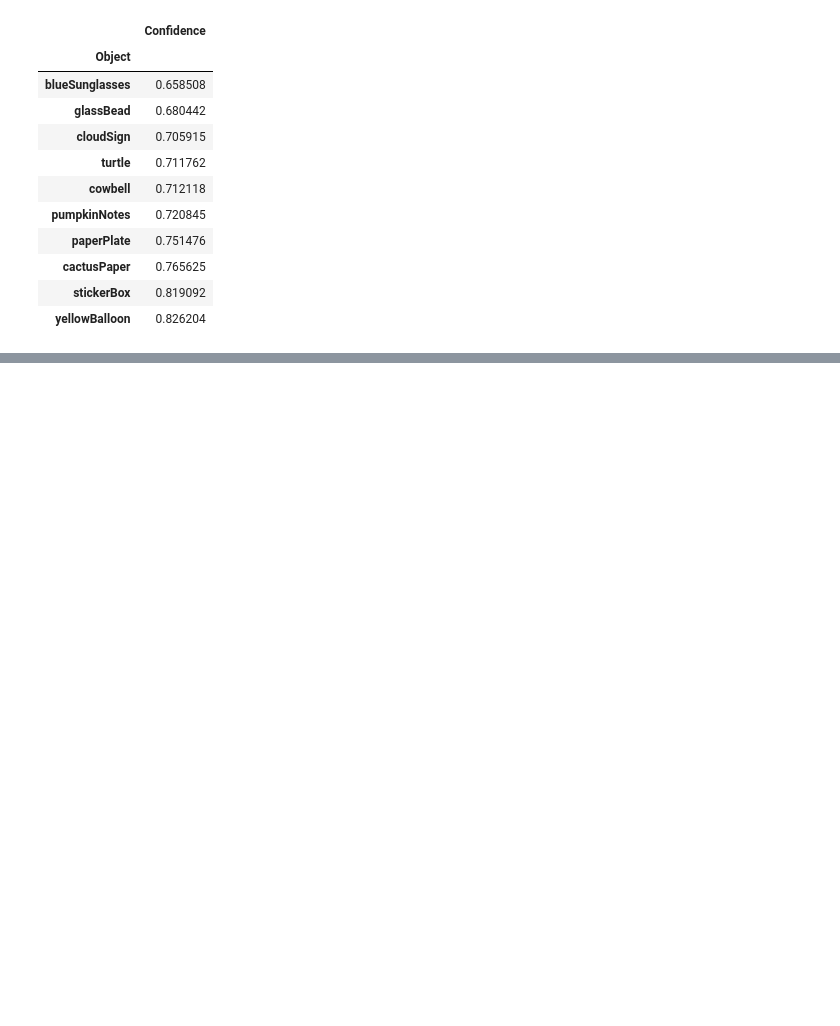
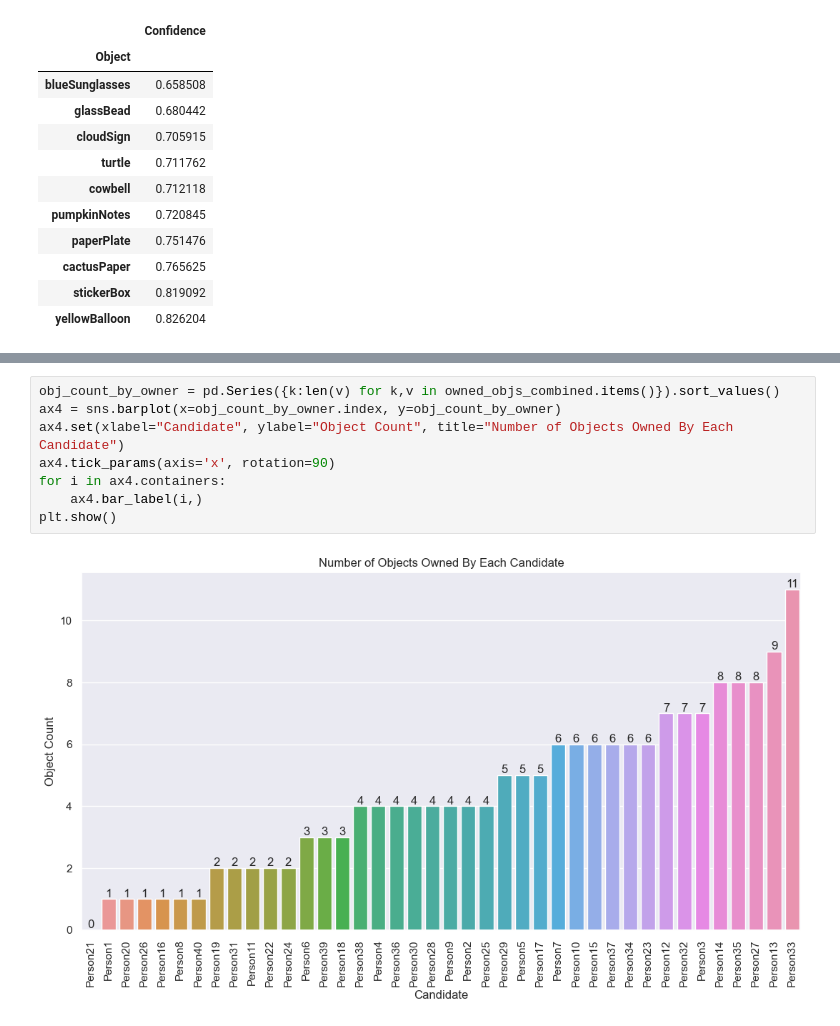
Before and after one commit to reformedgamer/composite_image_object_recognition, a Jupyter notebook: main.ipynb, the cells around one changed output, grey strips where cells are left out. Drawn from its saved outputs; the diff is of its cells as text; blank space fills up the shorter version.

```diff
--- a/main.ipynb
+++ b/main.ipynb
@@ -259,0 +366,10 @@ sorted_confs_df.tail(10)
+# %%
+obj_count_by_owner = pd.Series({k:len(v) for k,v in owned_objs_combined.items()}).sort_values()
+ax4 = sns.barplot(x=obj_count_by_owner.index, y=obj_count_by_owner)
+ax4.set(xlabel="Candidate", ylabel="Object Count", title="Number of Objects Owned By Each Candidate")
+ax4.tick_params(axis='x', rotation=90)
+for i in ax4.containers:
+    ax4.bar_label(i,)
+plt.show()
+# %% [output]
+[figure, added]
```
Also changed, not shown: parts of 16 cells of this notebook.
